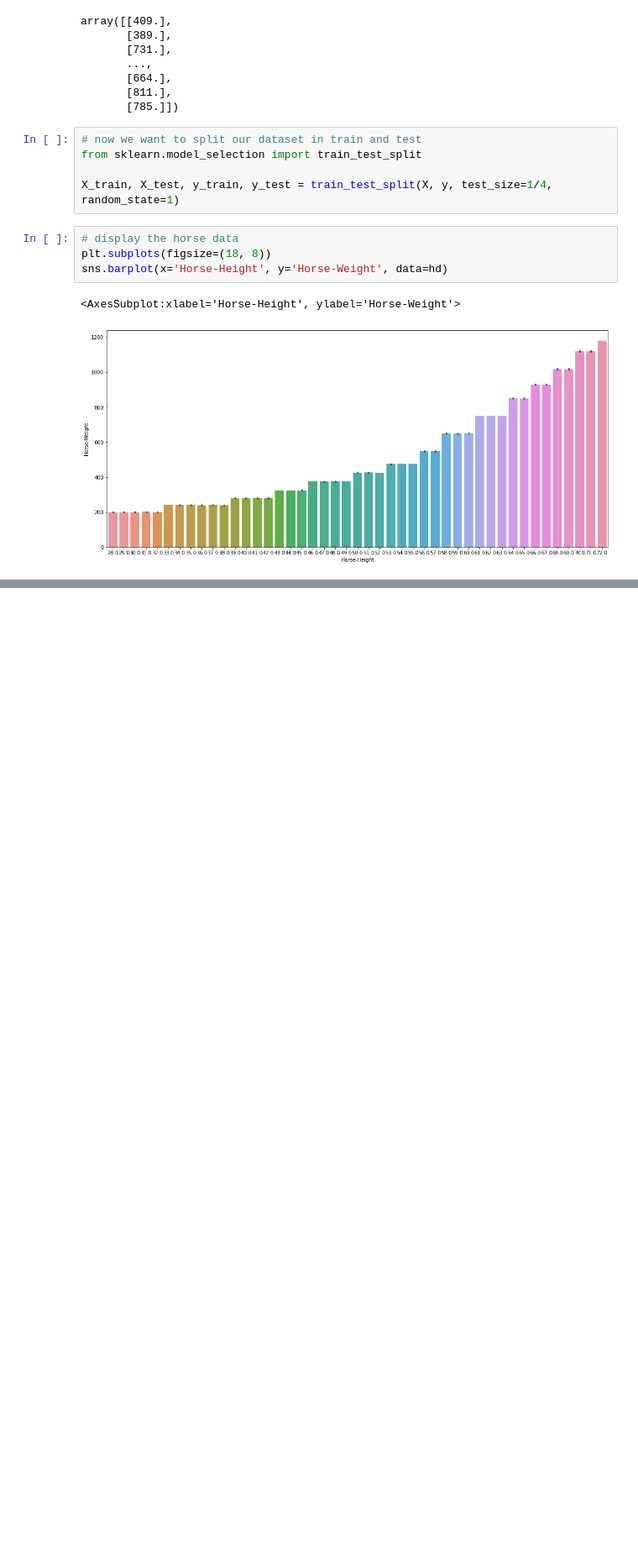
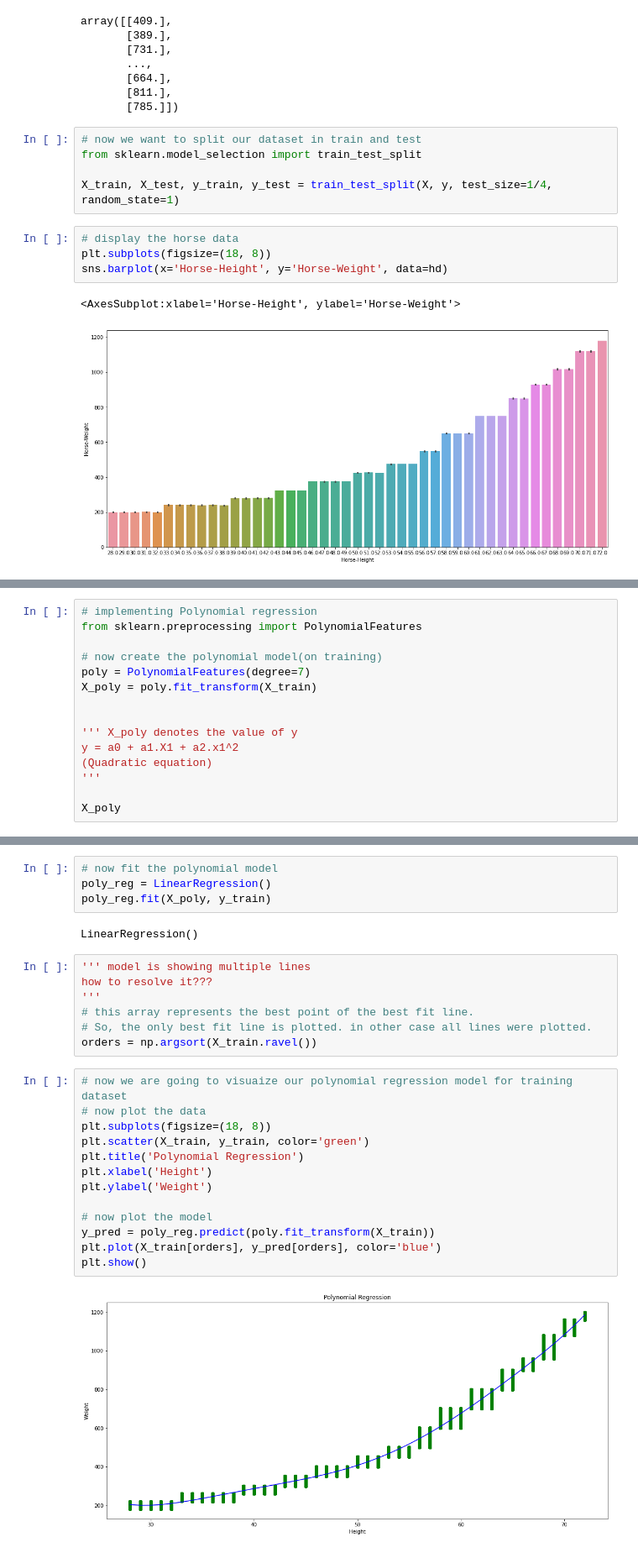
Before and after one commit to pythonpioneer/Data-Science, a Jupyter notebook: Project MLHD/PolynomialRegression/polyregression.ipynb, the cells around one changed output, grey strips where cells are left out. Shown: that part at 84% size. Cells and saved outputs as stored; diff of their text form; blank space fills up the shorter version.

```diff
--- a/Project MLHD/PolynomialRegression/polyregression.ipynb
+++ b/Project MLHD/PolynomialRegression/polyregression.ipynb
@@ -95,0 +90,15 @@ LinearRegression()
+# %%
+# implementing Polynomial regression
+from sklearn.preprocessing import PolynomialFeatures
+
+# now create the polynomial model(on training)
+poly = PolynomialFeatures(degree=7)
+X_poly = poly.fit_transform(X_train)
+
+
+''' X_poly denotes the value of y
+y = a0 + a1.X1 + a2.x1^2
+(Quadratic equation)
+'''
+
+X_poly
@@ -95,0 +119,28 @@ LinearRegression()
+# %%
+# now fit the polynomial model
+poly_reg = LinearRegression()
+poly_reg.fit(X_poly, y_train)
+# %% [output]
+LinearRegression()
+# %%
+''' model is showing multiple lines
+how to resolve it???
+'''
+# this array represents the best point of the best fit line.
+# So, the only best fit line is plotted. in other case all lines were plotted.
+orders = np.argsort(X_train.ravel())
+# %%
+# now we are going to visuaize our polynomial regression model for training dataset
+# now plot the data
+plt.subplots(figsize=(18, 8))
+plt.scatter(X_train, y_train, color='green')
+plt.title('Polynomial Regression')
+plt.xlabel('Height')
+plt.ylabel('Weight')
+
+# now plot the model
+y_pred = poly_reg.predict(poly.fit_transform(X_train))
+plt.plot(X_train[orders], y_pred[orders], color='blue')
+plt.show()
+# %% [output]
+[figure, added]
```
Also changed, not shown: parts of 8 cells of this notebook.
